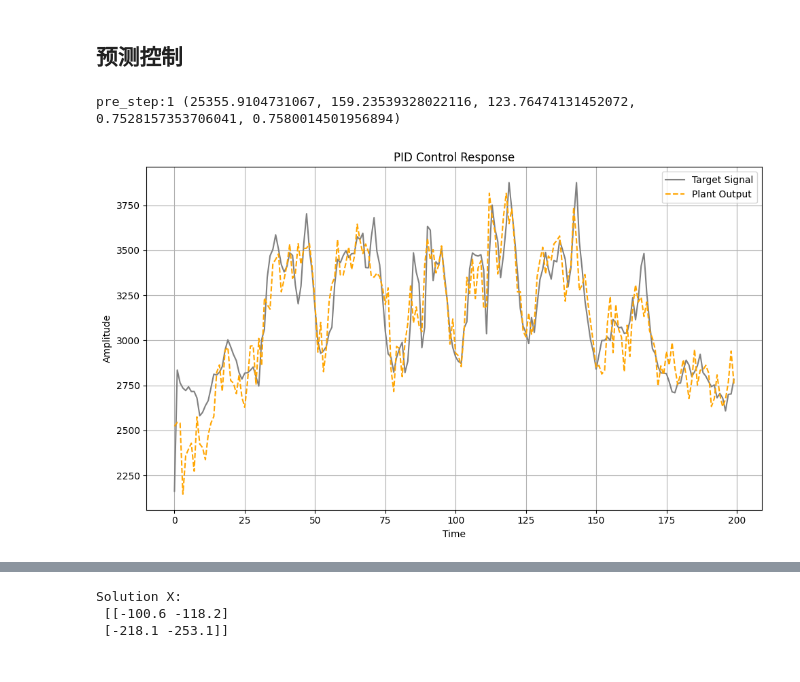
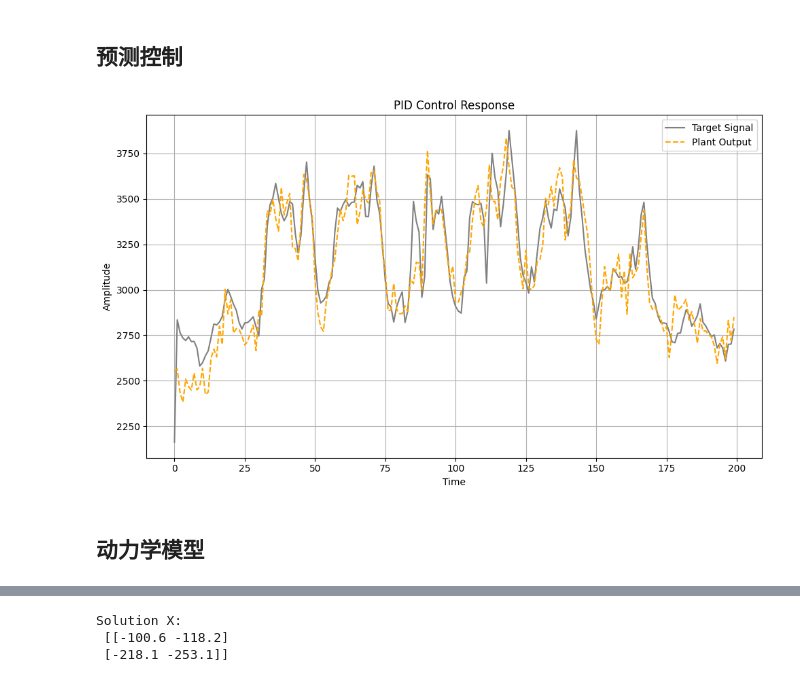
Before and after one commit to Ykiiii/Timing-signal-analysis, a Jupyter notebook: RNN.ipynb, the cells around one changed output, grey strips where cells are left out. Saved outputs shown, nothing was run; the diff lists cells and outputs as text; code cells hidden in the pictures.

```diff
--- a/RNN.ipynb
+++ b/RNN.ipynb
@@ -767,48 +410,42 @@ def target_function(step):
     target_signal = matrix[step,0]
     return target_signal
 
-def simulate_step(pid_controller, plant_model, model_response, step):
-    control_signal = pid_controller.control(target_function(step),model_response)
-    return control_signal
-
 if __name__ == "__main__":
     # 创建被控对象
     plant_model = PlantModel()
     # 创建PID控制器
     pid_controller = PIDController()
     # 模拟过程
     steps = 200
     time = np.arange(steps)
-    ref_signals = list(matrix[time,0])
+    ref_signals = [target_function(step) for step in time]
 
-    # for step in range(steps):
-    #     control_signal = simulate_step(pid_controller, plant_model, values[-1], step)
-    #     values.append(values[-1] + control_signal)
     predicts = [1]
     for pre_step in predicts:
         model_responses = [2500]
         control_signals = []
         for step in range(steps):
             control_signal = pid_controller.control(target_function(step+pre_step), model_responses[-1])
             control_signals.append(control_signal)
             model_response = plant_model.response(control_signal, model_responses[-1])
             model_responses.append(model_response)
-        print('pre_step:%d'%pre_step,model_evaluation(ref_signals,model_responses[1:]))
+        # print('pre_step:%d'%pre_step,model_evaluation(ref_signals,model_responses[1:]))
 
     plt.figure(figsize=(10, 6))
     plt.plot(time, ref_signals, label='Target Signal', color='gray')
     plt.plot(time, model_responses[1:], label='Plant Output', linestyle='--', color='orange')
     # plt.plot(time, control_signals, label='Controlled Output', linestyle='-', color='blue')
     plt.xlabel('Time')
     plt.ylabel('Amplitude')
     plt.title('PID Control Response')
     plt.legend()
     plt.grid(True)
     plt.tight_layout()
     plt.show()
 # %% [output]
-pre_step:1 (25355.9104731067, 159.23539328022116, 123.76474131452072, 0.7528157353706041, 0.7580014501956894)
-[figure, old version]
+[figure, new version]
+# %% [markdown]
+## 动力学模型
 # %%
 import numpy as np
 import matplotlib.pyplot as plt
```
Also changed, not shown: parts of 40 cells of this notebook.
